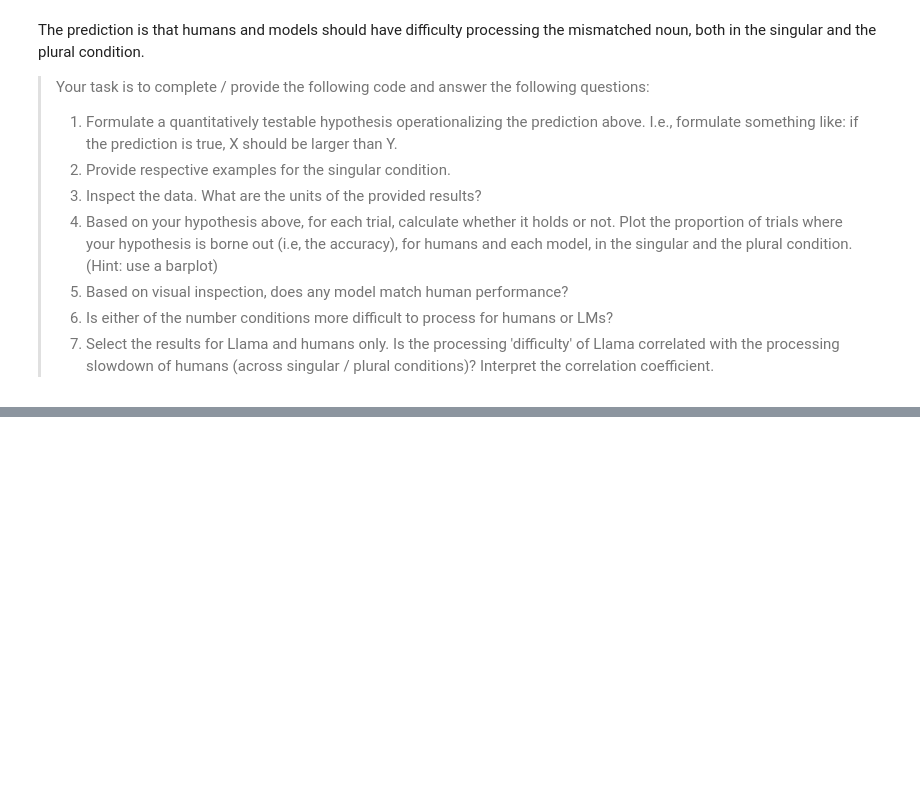
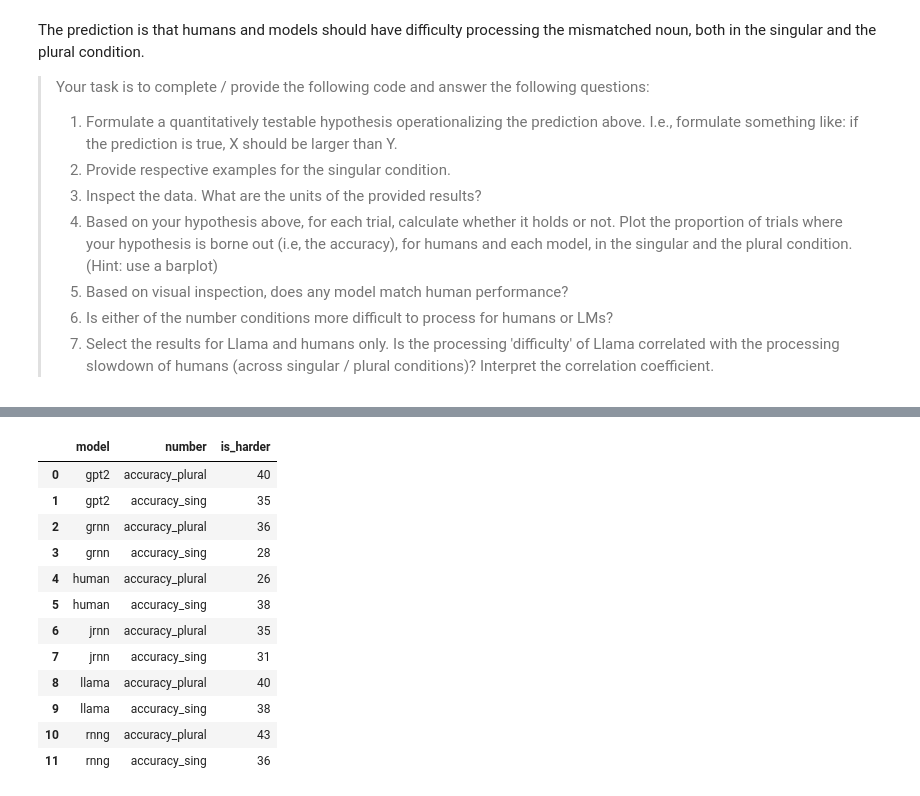
Before and after one commit to Bhardwaj-Sarthak/Personal-Projects, a Jupyter notebook: understanding-llms/homework/04_evaluation.ipynb, the cells around one changed output, grey strips where cells are left out. Cells and saved outputs as stored; diff of their text form; code cells hidden in the pictures; blank space fills up the shorter version.

```diff
--- a/understanding-llms/homework/04_evaluation.ipynb
+++ b/understanding-llms/homework/04_evaluation.ipynb
@@ -553,0 +649,26 @@ df.head()
+# %%
+summary = (
+    df.melt(id_vars=['model'],
+            value_vars=['accuracy_sing','accuracy_plural'],
+            var_name='condition',
+            value_name='is_harder')
+      .assign(number=lambda d: d['condition'].str.replace('_correct',''))
+      .groupby(['model','number'])['is_harder']
+      .sum()
+      .reset_index()
+)
+summary
+# %% [output]
+|  | model | number | is_harder |
+| 0 | gpt2 | accuracy_plural | 40 |
+| 1 | gpt2 | accuracy_sing | 35 |
+| 2 | grnn | accuracy_plural | 36 |
+| 3 | grnn | accuracy_sing | 28 |
+| 4 | human | accuracy_plural | 26 |
+| 5 | human | accuracy_sing | 38 |
+| 6 | jrnn | accuracy_plural | 35 |
+| 7 | jrnn | accuracy_sing | 31 |
+| 8 | llama | accuracy_plural | 40 |
+| 9 | llama | accuracy_sing | 38 |
+| 10 | rnng | accuracy_plural | 43 |
+| 11 | rnng | accuracy_sing | 36 |
```
Also changed, not shown: parts of 17 cells of this notebook.
